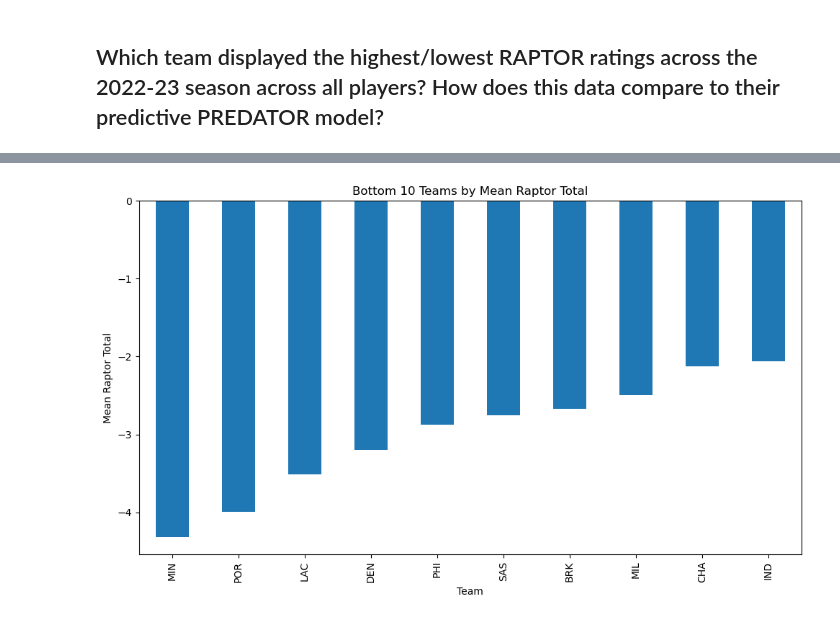
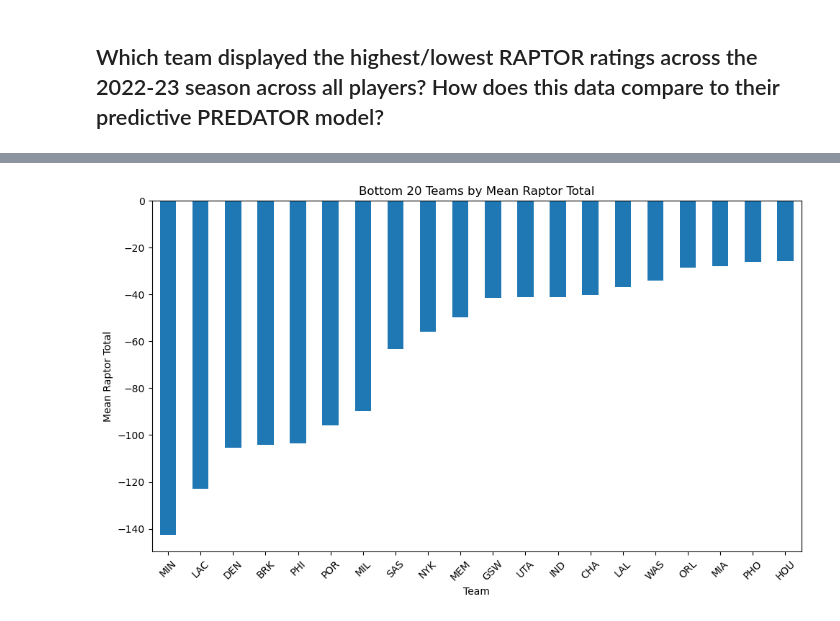
Before and after one commit to UzmaSayyeda/Project01, a Jupyter notebook: Team RAPTOR Comparisons.ipynb, the cells around one changed output, grey strips where cells are left out. Drawn from its saved outputs; the diff is of its cells as text; code cells hidden in the pictures.

```diff
--- a/Team RAPTOR Comparisons.ipynb
+++ b/Team RAPTOR Comparisons.ipynb
@@ -160,7 +189,7 @@ Name: raptor_total, dtype: float64
 # %%
-bottom_raptor = latest_df.groupby("team")["raptor_total"].mean()
+bottom_raptor = latest_df.groupby("team")["raptor_total"].sum()
 bottom_raptor.sort_values(ascending=True, inplace=True)
-bottom_10_teams = bottom_raptor.head(10)
-bottom_10_teams
+bottom_20_teams = bottom_raptor.head(20)
+bottom_20_teams
 # %% [output]
 team
@@ -178,10 +235,10 @@ Name: raptor_total, dtype: float64
 # %%
 plt.figure(figsize=(10, 6))
-bottom_10_teams.plot(kind= "bar")
-plt.title("Bottom 10 Teams by Mean Raptor Total")
+bottom_20_teams.plot(kind= "bar")
+plt.title("Bottom 20 Teams by Mean Raptor Total")
 plt.xlabel("Team")
 plt.ylabel("Mean Raptor Total")
-plt.xticks(rotation=90)
+plt.xticks(rotation=45)
 plt.tight_layout()
 # %% [output]
-[figure, old version]
+[figure, new version]
```
Also changed, not shown: parts of 10 cells of this notebook, 4 other files.
